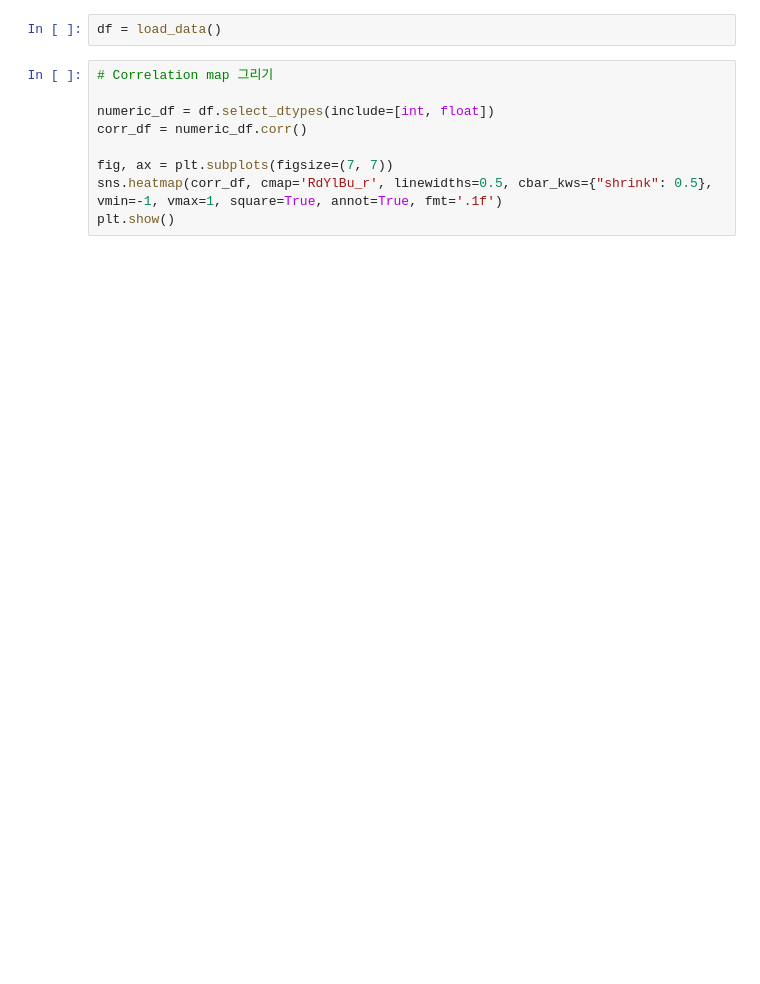
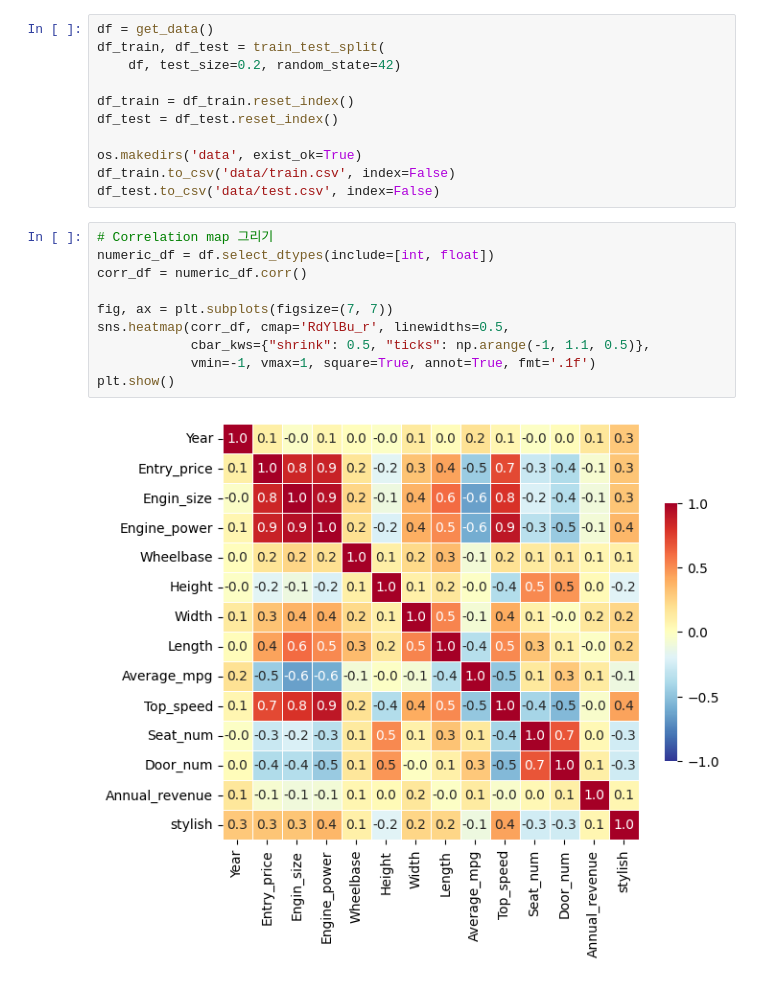
Before and after one commit to boostcampaitech7/level4-cv-finalproject-hackathon-cv-02-lv3, a Jupyter notebook: Surrogate/AutoML/Dongjin/0206_DVM_CAR_data/train_test_split.ipynb, the cells around one changed output. Saved outputs shown, nothing was run; the diff lists cells and outputs as text; blank space fills up the shorter version.

```diff
--- a/Surrogate/AutoML/Dongjin/0206_DVM_CAR_data/train_test_split.ipynb
+++ b/Surrogate/AutoML/Dongjin/0206_DVM_CAR_data/train_test_split.ipynb
@@ -62,11 +98,23 @@ def load_data():
-# %%
-df = load_data()
+# %%
+df = get_data()
+df_train, df_test = train_test_split(
+    df, test_size=0.2, random_state=42)
+
+df_train = df_train.reset_index()
+df_test = df_test.reset_index()
+
+os.makedirs('data', exist_ok=True)
+df_train.to_csv('data/train.csv', index=False)
+df_test.to_csv('data/test.csv', index=False)
 # %%
 # Correlation map 그리기
-
 numeric_df = df.select_dtypes(include=[int, float])
 corr_df = numeric_df.corr()
 
 fig, ax = plt.subplots(figsize=(7, 7))
-sns.heatmap(corr_df, cmap='RdYlBu_r', linewidths=0.5, cbar_kws={"shrink": 0.5}, vmin=-1, vmax=1, square=True, annot=True, fmt='.1f')
+sns.heatmap(corr_df, cmap='RdYlBu_r', linewidths=0.5,
+            cbar_kws={"shrink": 0.5, "ticks": np.arange(-1, 1.1, 0.5)},
+            vmin=-1, vmax=1, square=True, annot=True, fmt='.1f')
 plt.show()
+# %% [output]
+[figure, added]
```
Also changed, not shown: parts of 3 cells of this notebook, 2 other files.
